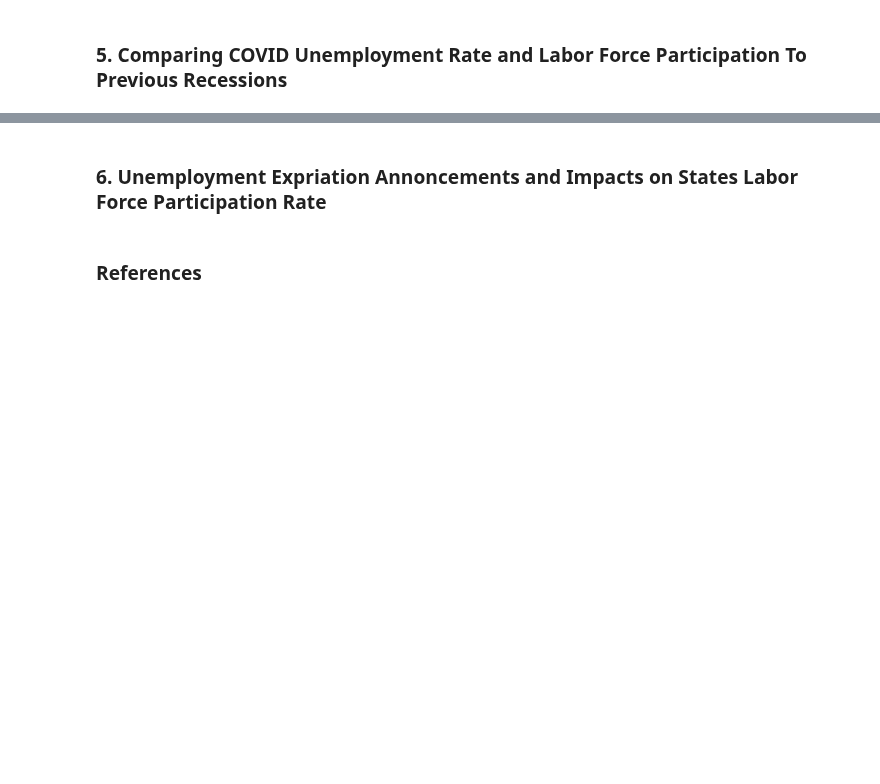
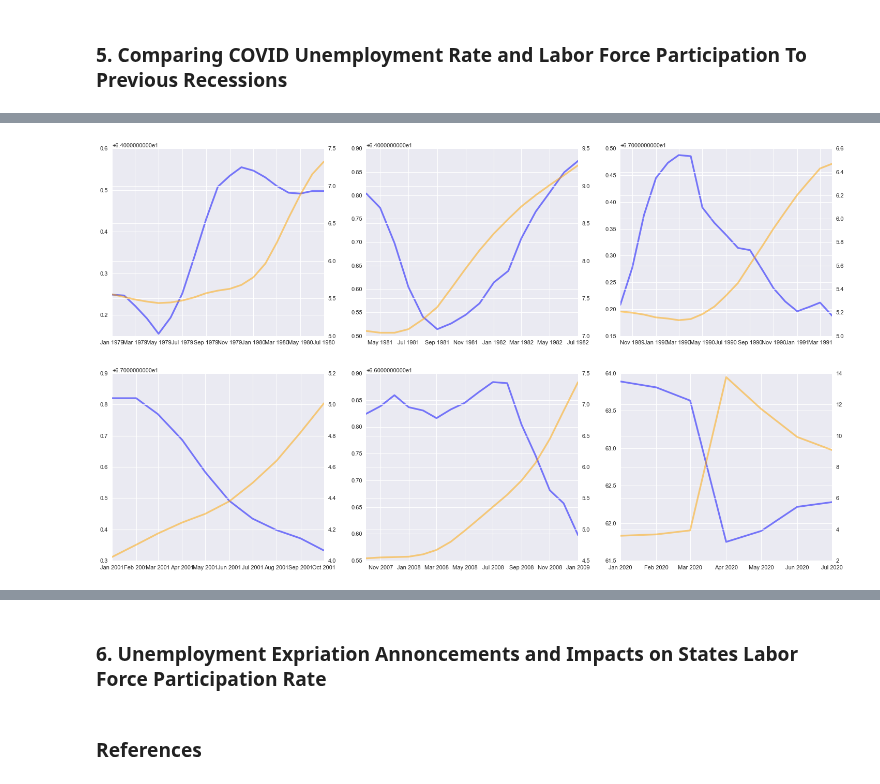
Before and after one commit to vgm236/ferrante_moreira_data_project, a Jupyter notebook: app/ferrante_moreira_project.ipynb, the cells around one changed output, grey strips where cells are left out. Saved outputs shown, nothing was run; the diff lists cells and outputs as text; code cells hidden in the pictures; blank space fills up the shorter version.

Commit message:
prelim recession plots

```diff
--- a/app/ferrante_moreira_project.ipynb
+++ b/app/ferrante_moreira_project.ipynb
@@ -918,26 +828,111 @@ Another method for distingushing just how sever COVID's impact was on U.S unempl
 # %%
 # Build subsets for each recession
 
 # Q2 1979 - Q3 1980
 recession_79 = df_ur_lfp.query("date >= '1979-01-01'"
     ).query("date <= '1980-07-01'")
 
 # Q2 1981 - Q3 1982
 recession_81 = df_ur_lfp.query("date >= '1981-04-01'"
     ).query("date <= '1982-07-01'")
 
 # Q4 1989 - Q2 1991
 recession_89 = df_ur_lfp.query("date >= '1989-10-01'"
     ).query("date <= '1991-04-01'")
 
 # Q1 2001 - Q4 2001
 recession_01 = df_ur_lfp.query("date >= '2001-01-01'"
     ).query("date <= '2001-10-01'")
 
 # Q4 2007 - Q1 2009
 recession_07 = df_ur_lfp.query("date >= '2007-10-01'"
     ).query("date <= '2009-01-01'")
 
 #Q1 2020 - Q3 2020
 recession_covid = df_ur_lfp.query("date >= '2020-01-01'"
     ).query("date <= '2020-07-01'")
+
+# Build charts to show variation in historical recession UP and LFP
+fig, ax = plt.subplots(2, 3, figsize=(20,12))
+
+ax[0, 0].plot(recession_79["labor_force_participation"].mean(axis=1),
+color = 'b',
+alpha=0.5,
+linewidth=3
+)
+
+ax[0, 0] = ax[0, 0].twinx()
+
+ax[0, 0].plot(recession_79["unemployment_rate"].mean(axis=1),
+color='orange',
+alpha=0.5,
+linewidth=3
+)
+
+ax[0, 1].plot(recession_81["labor_force_participation"].mean(axis=1),
+color = 'b',
+alpha=0.5,
+linewidth=3
+)
+
+ax[0, 1] = ax[0, 1].twinx()
+
+ax[0, 1].plot(recession_81["unemployment_rate"].mean(axis=1),
+color='orange',
+alpha=0.5,
+linewidth=3
+)
+
+ax[0, 2].plot(recession_89["labor_force_participation"].mean(axis=1),
+ color = 'b',
+ alpha=0.5,
+ linewidth=3
+ )
+ax[0, 2] = ax[0, 2].twinx()
+
+ax[0, 2].plot(recession_89["unemployment_rate"].mean(axis=1),
+color='orange',
+alpha=0.5,
+linewidth=3
+)
+ax[1, 0].plot(recession_01["labor_force_participation"].mean(axis=1),
+color = 'b',
+alpha=0.5,
+linewidth=3
+)
+ax[1, 0] = ax[1, 0].twinx()
+
+ax[1, 0].plot(recession_01["unemployment_rate"].mean(axis=1),
+color='orange',
+alpha=0.5,
+linewidth=3
+)
+
+ax[1, 1].plot(recession_07["labor_force_participation"].mean(axis=1),
+color = 'b',
+alpha=0.5,
+linewidth=3
+)
+ax[1, 1] = ax[1, 1].twinx()
+
+ax[1, 1].plot(recession_07["unemployment_rate"].mean(axis=1),
+color='orange',
+alpha=0.5,
+linewidth=3
+)
+
+ax[1, 2].plot(recession_covid["labor_force_participation"].mean(axis=1),
+color = 'b',
+alpha=0.5,
+linewidth=3
+)
+ax[1, 2] = ax[1, 2].twinx()
+
+ax[1, 2].plot(recession_covid["unemployment_rate"].mean(axis=1),
+color='orange',
+alpha=0.5 ,
+linewidth=3)
+
+plt.style.use("seaborn")
+# %% [output]
+[figure, added]
```
Also changed, not shown: parts of 17 cells of this notebook.
